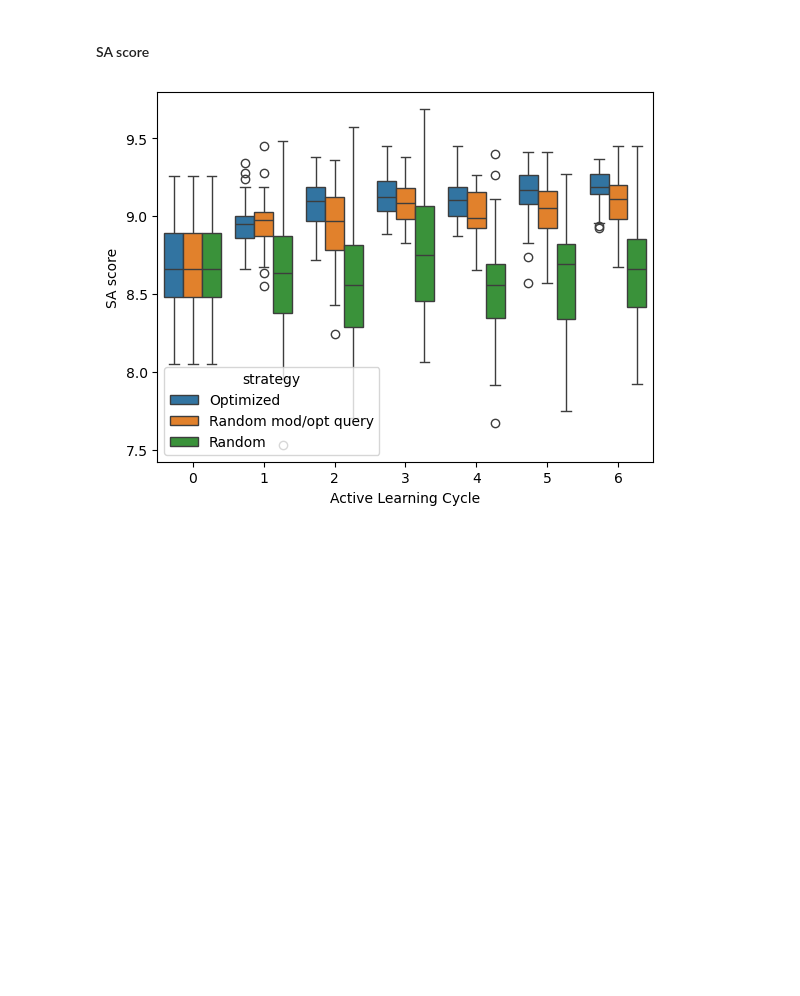
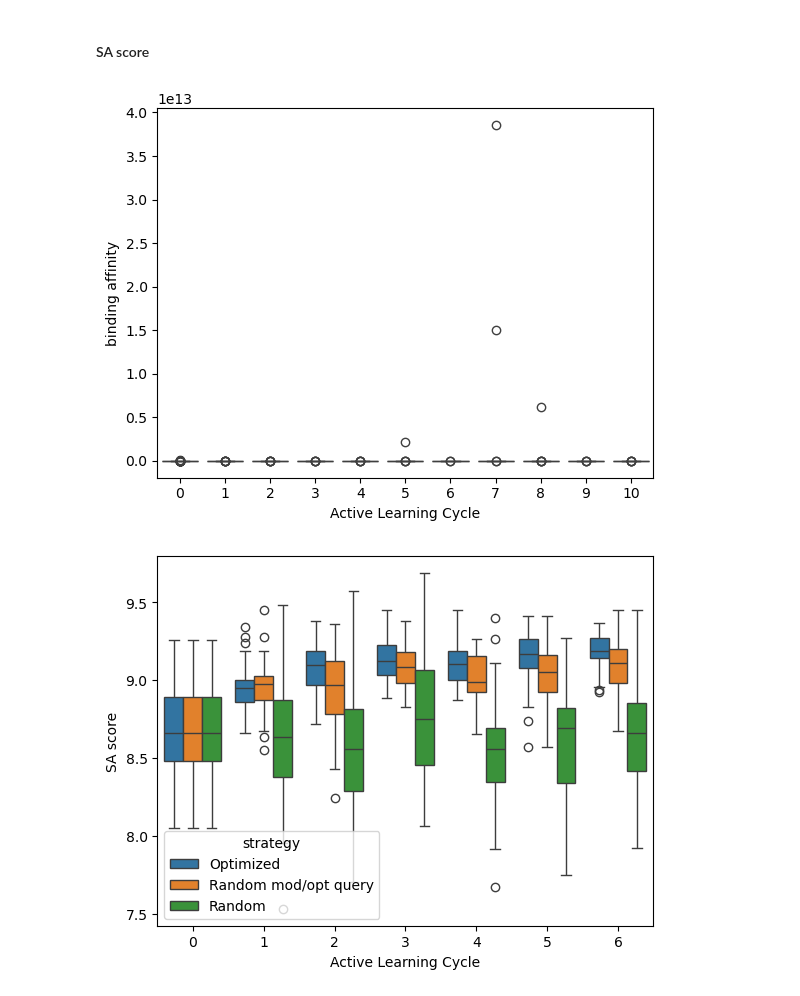
Before and after one commit to volkamerlab/KinaseActiveLearning, a Jupyter notebook: notebooks/active_regression.ipynb, the cells around one changed output. Cells and saved outputs as stored; diff of their text form; code cells hidden in the pictures; blank space fills up the shorter version.

```diff
--- a/notebooks/active_regression.ipynb
+++ b/notebooks/active_regression.ipynb
@@ -528,8 +606,10 @@ Plot the scores of the molecules selected in each active learning round.  Rememb
 #### SA score
 # %%
 # maximize flipped SA score -> easy to synthesize, 50 modifications per ligand, sampled initial distribution
-ax = sns.boxplot(x="cycle", y="Binding affinity", data=merged_df, hue='strategy')
+ax = sns.boxplot(x="cycle", y="binding affinity", data=res_df)
 ax.set_xlabel("Active Learning Cycle");
+# %% [output]
+[figure, added]
 # %%
 # maximize flipped SA score -> easy to synthesize, 50 modifications per ligand, sampled initial distribution
 ax = sns.boxplot(x="cycle", y="SA score", data=merged_df, hue='strategy')
```
Also changed, not shown: parts of 12 cells of this notebook, 2 other files.
